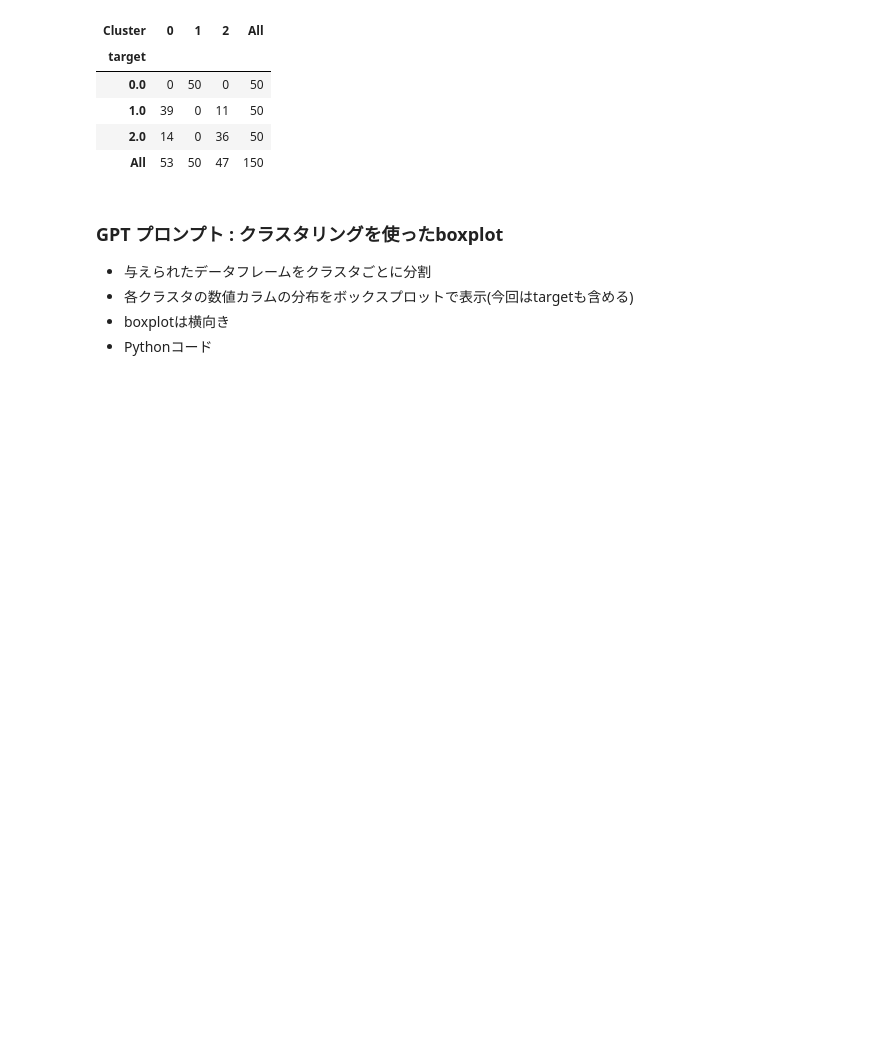
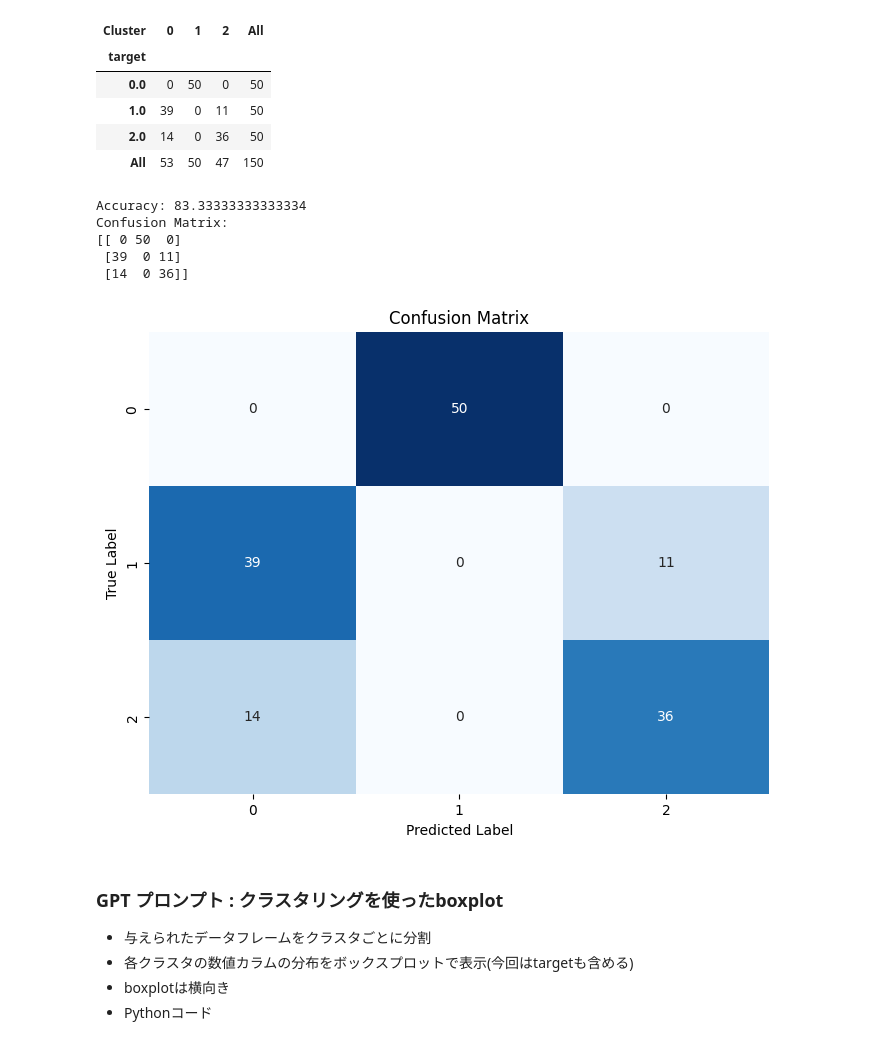
Before and after one commit to smzn/2023datascience_class, a Jupyter notebook: load_iris.ipynb, the cells around one changed output. Drawn from its saved outputs; the diff is of its cells as text; code cells hidden in the pictures; blank space fills up the shorter version.

```diff
--- a/load_iris.ipynb
+++ b/load_iris.ipynb
@@ -466,6 +467,43 @@ All      53  50  47  150
 | 1.0 | 39 | 0 | 11 | 50 |
 | 2.0 | 14 | 0 | 36 | 50 |
 | All | 53 | 50 | 47 | 150 |
+# %%
+from sklearn.metrics import confusion_matrix
+
+
+# 正解のクラスタ番号を設定
+correct_cluster = {0: 1, 1: 0, 2: 2}
+
+# クラスタ番号とtargetの値が一致しているかどうかを確認
+comparison_df['Correct'] = comparison_df['Cluster'] == comparison_df['Target'].map(correct_cluster)
+
+# 正答率を計算する
+accuracy = comparison_df['Correct'].sum() / len(comparison_df) * 100
+
+print("Accuracy:", accuracy)
+
+# 混同行列を作成
+conf_matrix = confusion_matrix(comparison_df['Target'], comparison_df['Cluster'])
+
+print("Confusion Matrix:")
+print(conf_matrix)
+
+import seaborn as sns
+
+# ヒートマップを描画
+plt.figure(figsize=(8, 6))
+sns.heatmap(conf_matrix, annot=True, fmt='d', cmap='Blues', cbar=False)
+plt.xlabel('Predicted Label')
+plt.ylabel('True Label')
+plt.title('Confusion Matrix')
+plt.show()
+# %% [output]
+Accuracy: 83.33333333333334
+Confusion Matrix:
+[[ 0 50  0]
+ [39  0 11]
+ [14  0 36]]
+[figure, added]
 # %% [markdown]
 ### GPT プロンプト : クラスタリングを使ったboxplot
 
```
Also changed, not shown: parts of 1 cell of this notebook.
